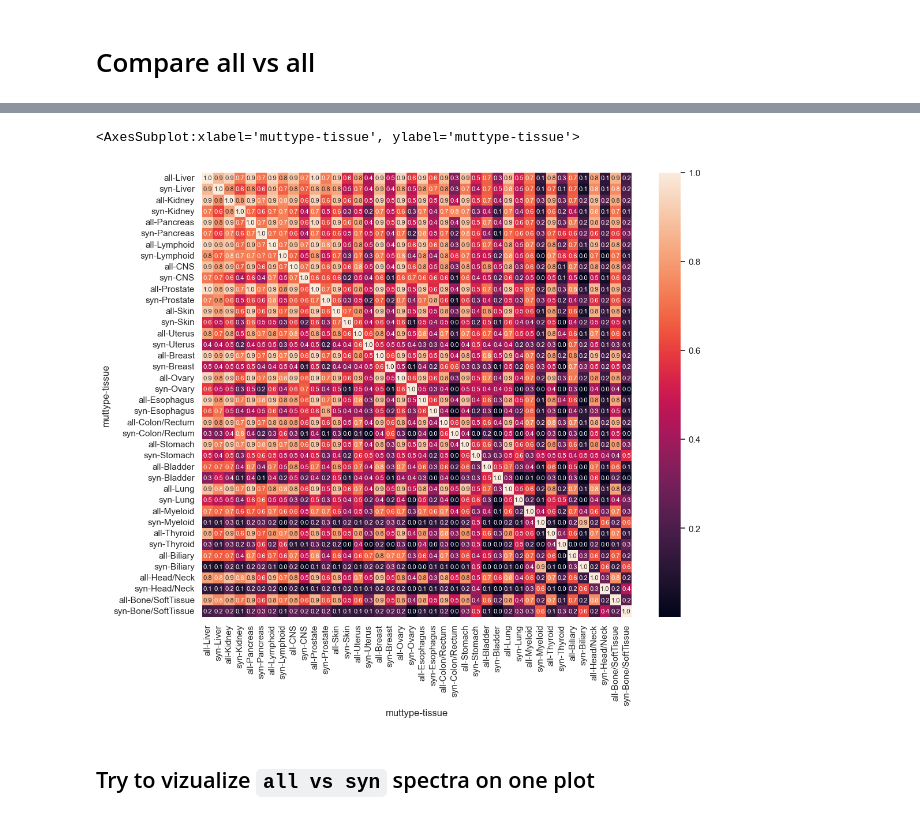
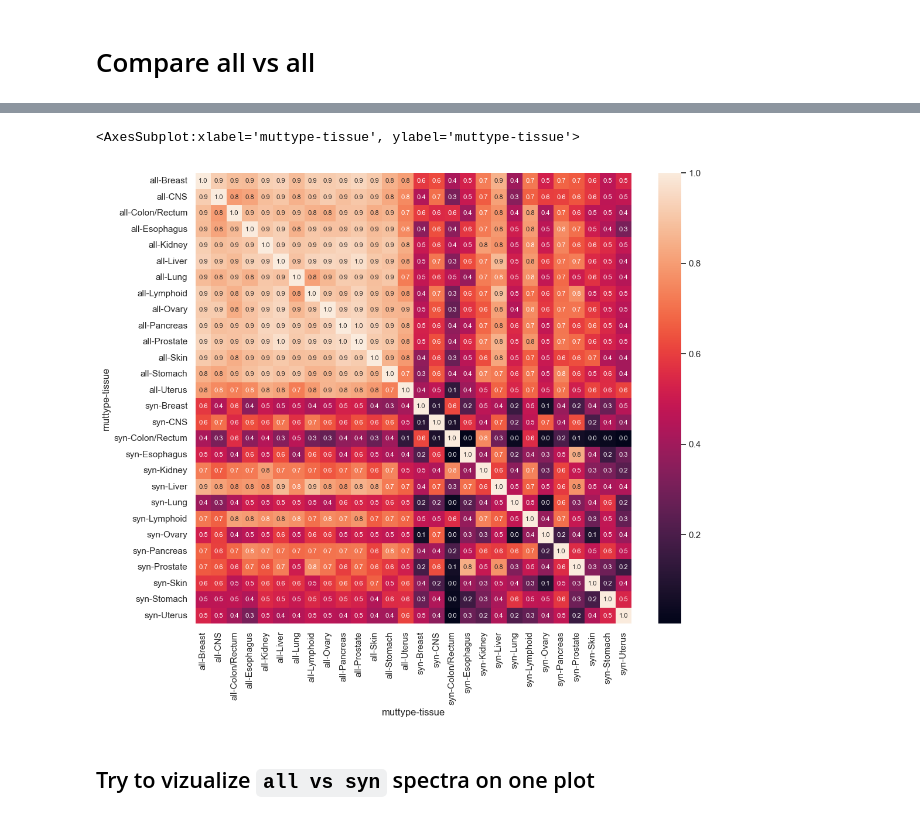
Before and after one commit to mitoclub/mtdna-192component-mutspec-chordata, a Jupyter notebook: scripts/cancer_analysis.ipynb, the cells around one changed output, grey strips where cells are left out. Cells and saved outputs as stored; diff of their text form; code cells hidden in the pictures.

```diff
--- a/scripts/cancer_analysis.ipynb
+++ b/scripts/cancer_analysis.ipynb
@@ -237,7 +237,7 @@ for tis in obs_all.tissue.unique():
     cur_obs_all = obs_all[obs_all.tissue == tis]
     cur_obs_syn = obs_all[(obs_all.tissue == tis) & (obs_all.Label > 0)]
 
-    if len(cur_obs_all) < 130:
+    if len(cur_obs_all) < 130 or tis == 'Thyroid':
         continue
 
     # exp_all_freqs
@@ -421,14 +358,17 @@ _x.sort_index()
 # %%
 plt.figure(figsize=(12, 10))
 
 _x = spectra_tissue_specific_wide.loc[df_compare_all_syn.tissue.values[1:]]
 _x.index = _x.index.reorder_levels([1,0])
+_x = _x.sort_index()
+
+
 d = pd.DataFrame(1 - squareform(pdist(_x, 'cosine')), columns=_x.index, index=_x.index)
 
 sns.heatmap(d, annot=True, fmt='.1f', annot_kws={'fontsize': 8})
 # %% [output]
 <AxesSubplot:xlabel='muttype-tissue', ylabel='muttype-tissue'>
-[figure, old version]
+[figure, new version]
 # %% [markdown]
 ## Try to vizualize `all vs syn` spectra on one plot
 # %% [markdown]
```
Also changed, not shown: parts of 14 cells of this notebook, 3 other files.
